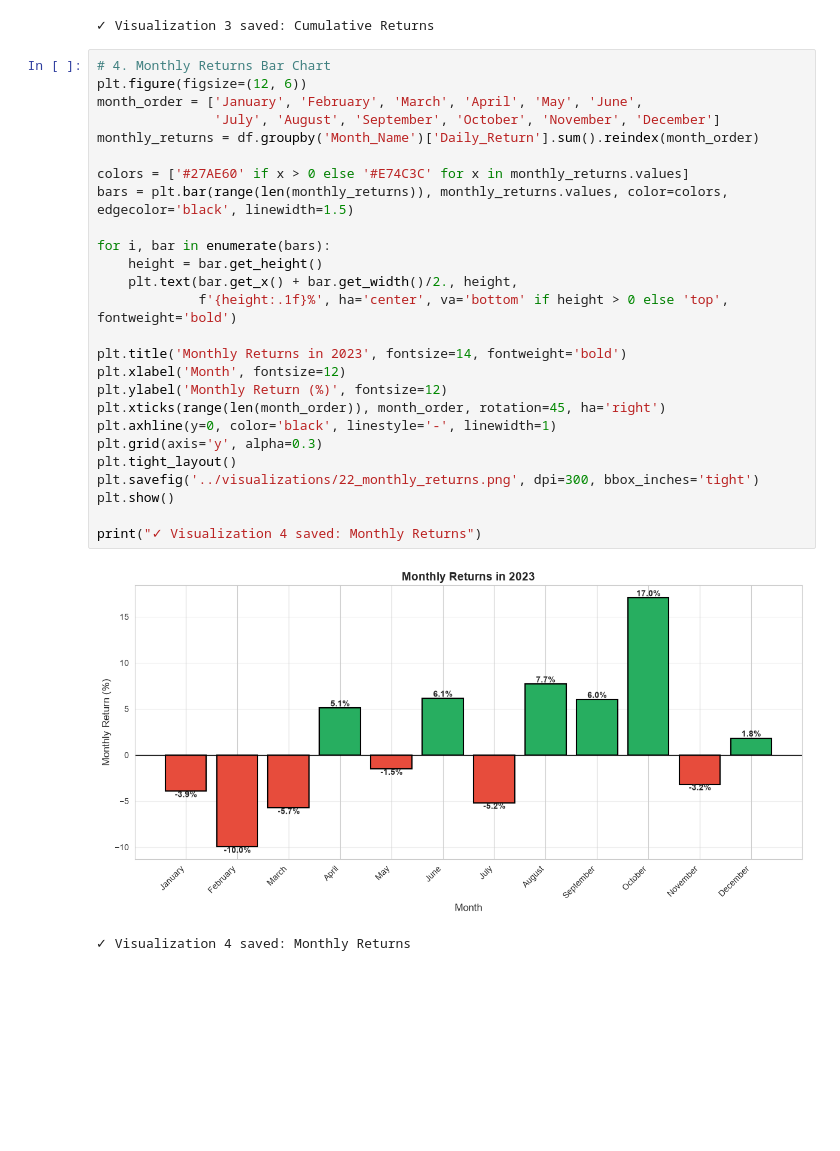
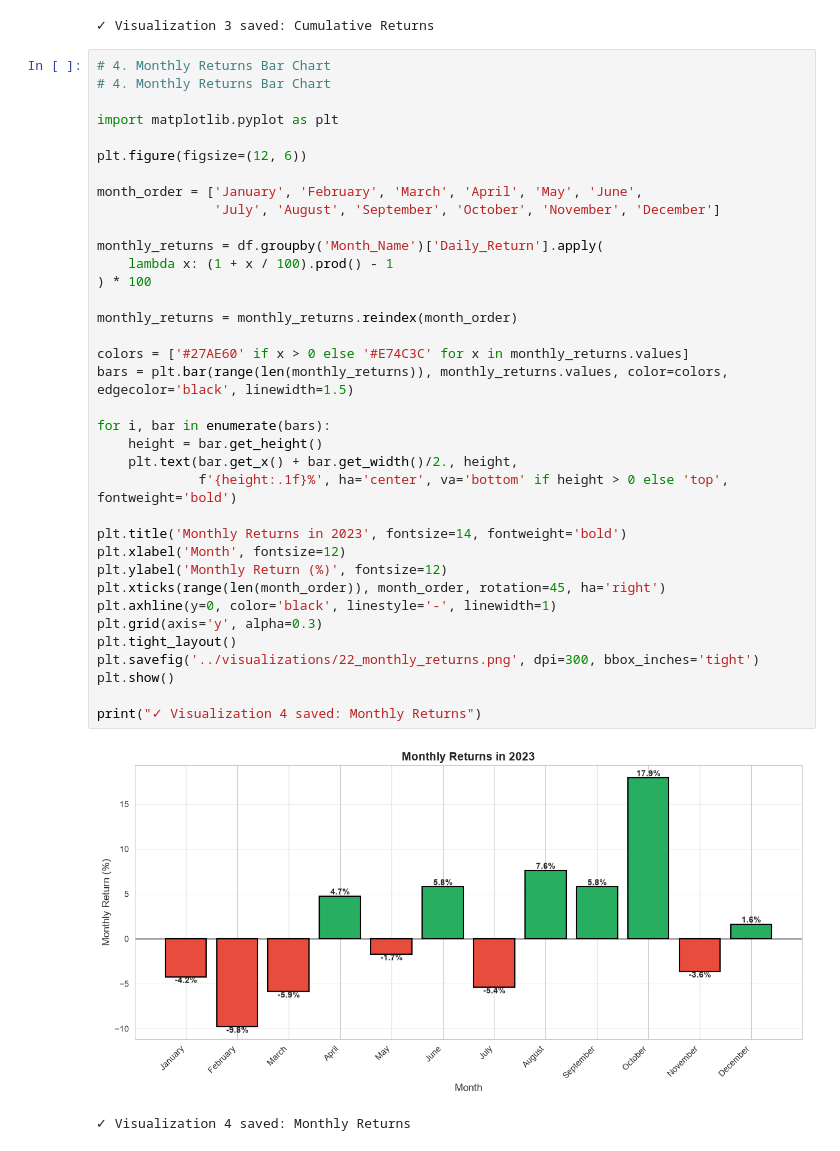
Before and after one commit to madhurjabhattacharjee479-arch/Multi-Domain-Data-Analysis, a Jupyter notebook: notebooks/05_stock_market_analysis.ipynb, the cells around one changed output. Cells and saved outputs as stored; diff of their text form; blank space fills up the shorter version.

```diff
--- a/notebooks/05_stock_market_analysis.ipynb
+++ b/notebooks/05_stock_market_analysis.ipynb
@@ -340,32 +481,42 @@ print("✓ Visualization 3 saved: Cumulative Returns")
 ✓ Visualization 3 saved: Cumulative Returns
 # %%
 # 4. Monthly Returns Bar Chart
+# 4. Monthly Returns Bar Chart
+
+import matplotlib.pyplot as plt
+
 plt.figure(figsize=(12, 6))
+
 month_order = ['January', 'February', 'March', 'April', 'May', 'June',
                'July', 'August', 'September', 'October', 'November', 'December']
-monthly_returns = df.groupby('Month_Name')['Daily_Return'].sum().reindex(month_order)
+
+monthly_returns = df.groupby('Month_Name')['Daily_Return'].apply(
+    lambda x: (1 + x / 100).prod() - 1
+) * 100
+
+monthly_returns = monthly_returns.reindex(month_order)
 
 colors = ['#27AE60' if x > 0 else '#E74C3C' for x in monthly_returns.values]
 bars = plt.bar(range(len(monthly_returns)), monthly_returns.values, color=colors, edgecolor='black', linewidth=1.5)
 
 for i, bar in enumerate(bars):
     height = bar.get_height()
     plt.text(bar.get_x() + bar.get_width()/2., height,
              f'{height:.1f}%', ha='center', va='bottom' if height > 0 else 'top', fontweight='bold')
 
 plt.title('Monthly Returns in 2023', fontsize=14, fontweight='bold')
 plt.xlabel('Month', fontsize=12)
 plt.ylabel('Monthly Return (%)', fontsize=12)
 plt.xticks(range(len(month_order)), month_order, rotation=45, ha='right')
 plt.axhline(y=0, color='black', linestyle='-', linewidth=1)
 plt.grid(axis='y', alpha=0.3)
 plt.tight_layout()
 plt.savefig('../visualizations/22_monthly_returns.png', dpi=300, bbox_inches='tight')
 plt.show()
 
 print("✓ Visualization 4 saved: Monthly Returns")
 # %% [output]
-[figure, old version]
+[figure, new version]
 ✓ Visualization 4 saved: Monthly Returns
 # %% [markdown]
 ## Key Findings (VERIFIED)
```
Also changed, not shown: parts of 13 cells of this notebook, 29 other files.
